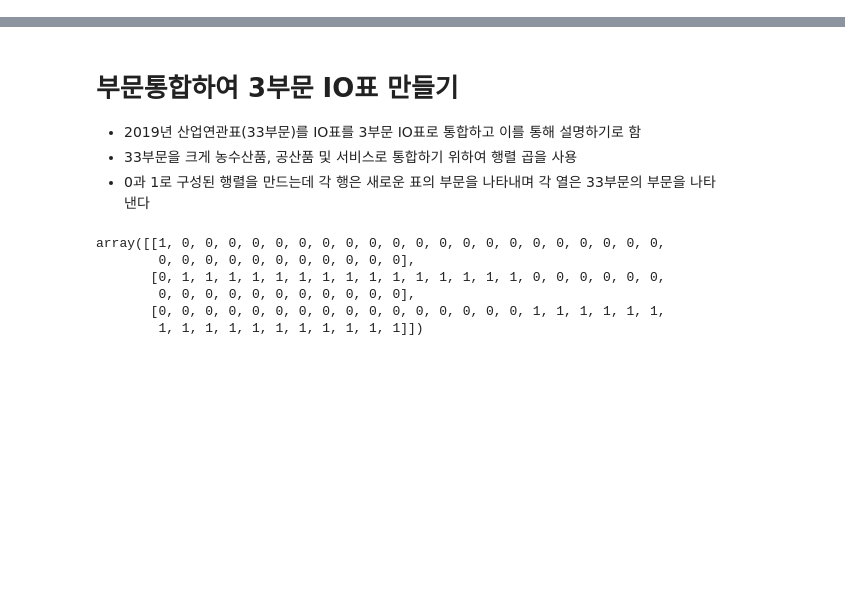
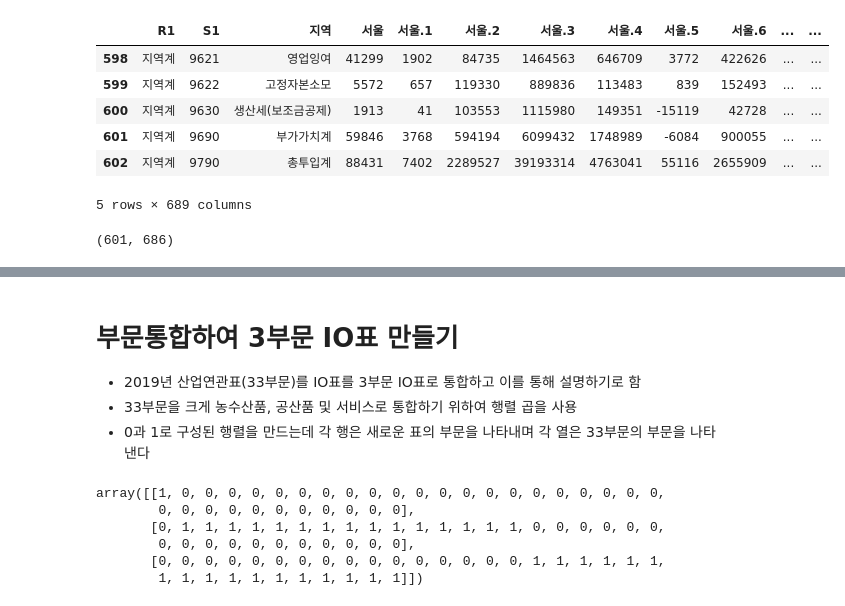
Before and after one commit to Tom-Jung/legendary-funicular, a Jupyter notebook: Types_of_IOTs_new.ipynb, the cells around one changed output, grey strips where cells are left out. Drawn from its saved outputs; the diff is of its cells as text; code cells hidden in the pictures; blank space fills up the shorter version.

```diff
--- a/Types_of_IOTs_new.ipynb
+++ b/Types_of_IOTs_new.ipynb
@@ -3,3 +3,21 @@
 # %%
 import numpy as np   # Numpy import
 import pandas as pd  # Pandas import
+# %%
+url_RIO_33 = "https://raw.githubusercontent.com/Tom-Jung/legendary-funicular/main/2015%EC%A7%80%EC%97%AD_%ED%88%AC%EC%9E%85%EC%82%B0%EC%B6%9C%ED%91%9C_%EC%83%9D%EC%82%B0%EC%9E%90%EA%B0%80%EA%B2%A9_%ED%86%B5%ED%95%A9%EB%8C%80%EB%B6%84%EB%A5%98.csv"  # 33부문의 지역IO 불러오기
+RIO_33 = pd.read_csv(url_RIO_33)
+RIO_33.tail()
+# %% [output]
+|  | R1 | S1 | 지역 | 서울 | 서울.1 | 서울.2 | 서울.3 | 서울.4 | 서울.5 | 서울.6 | ... | ... |
+| 598 | 지역계 | 9621 | 영업잉여 | 41299 | 1902 | 84735 | 1464563 | 646709 | 3772 | 422626 | ... | ... |
+| 599 | 지역계 | 9622 | 고정자본소모 | 5572 | 657 | 119330 | 889836 | 113483 | 839 | 152493 | ... | ... |
+| 600 | 지역계 | 9630 | 생산세(보조금공제) | 1913 | 41 | 103553 | 1115980 | 149351 | -15119 | 42728 | ... | ... |
+| 601 | 지역계 | 9690 | 부가가치계 | 59846 | 3768 | 594194 | 6099432 | 1748989 | -6084 | 900055 | ... | ... |
+| 602 | 지역계 | 9790 | 총투입계 | 88431 | 7402 | 2289527 | 39193314 | 4763041 | 55116 | 2655909 | ... | ... |
+5 rows × 689 columns
+# %%
+RRIO_33 = RIO_33.to_numpy()
+RI_33 = RRIO_33[2:,3:].astype(float)
+RI_33.shape
+# %% [output]
+(601, 686)
```
Also changed, not shown: parts of 11 cells of this notebook.
